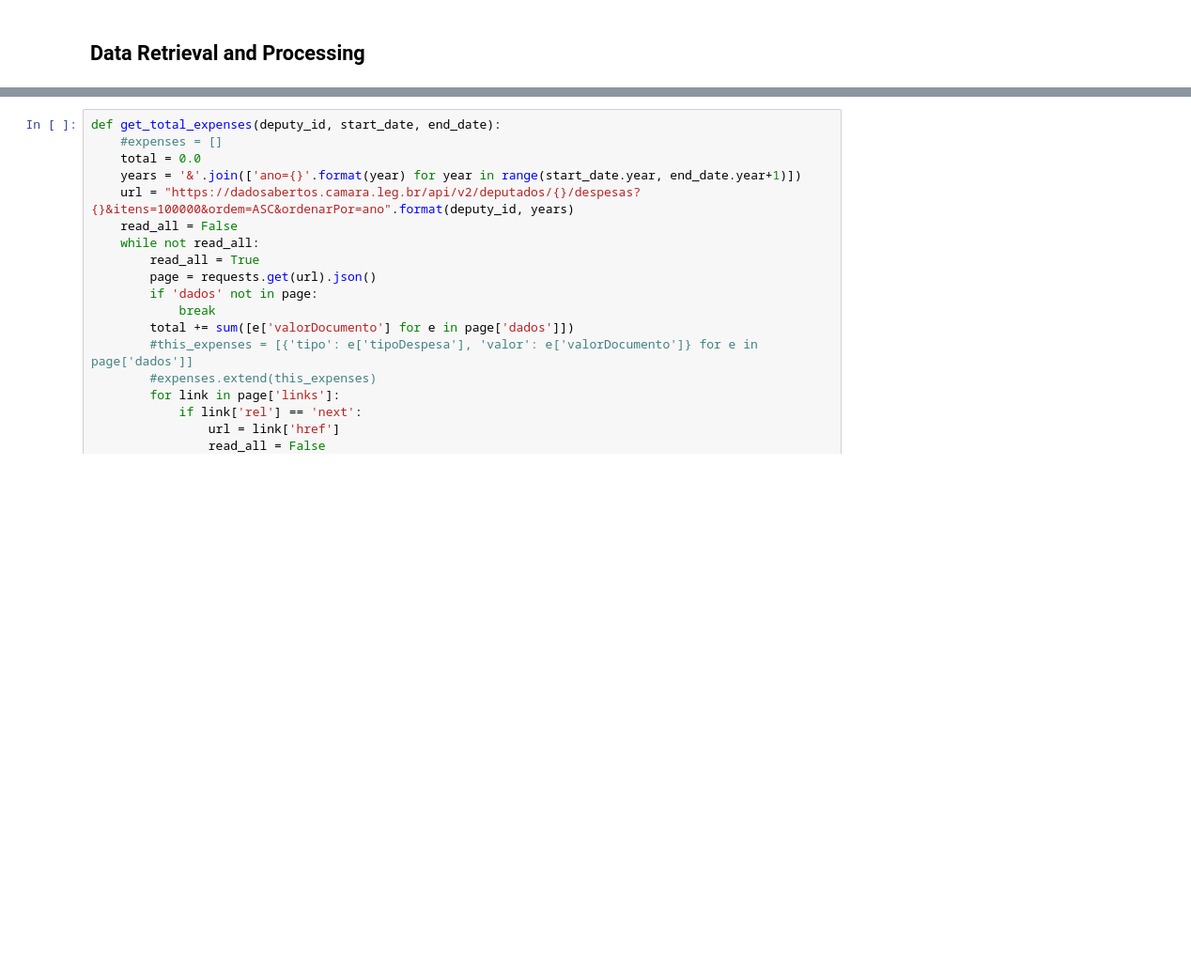
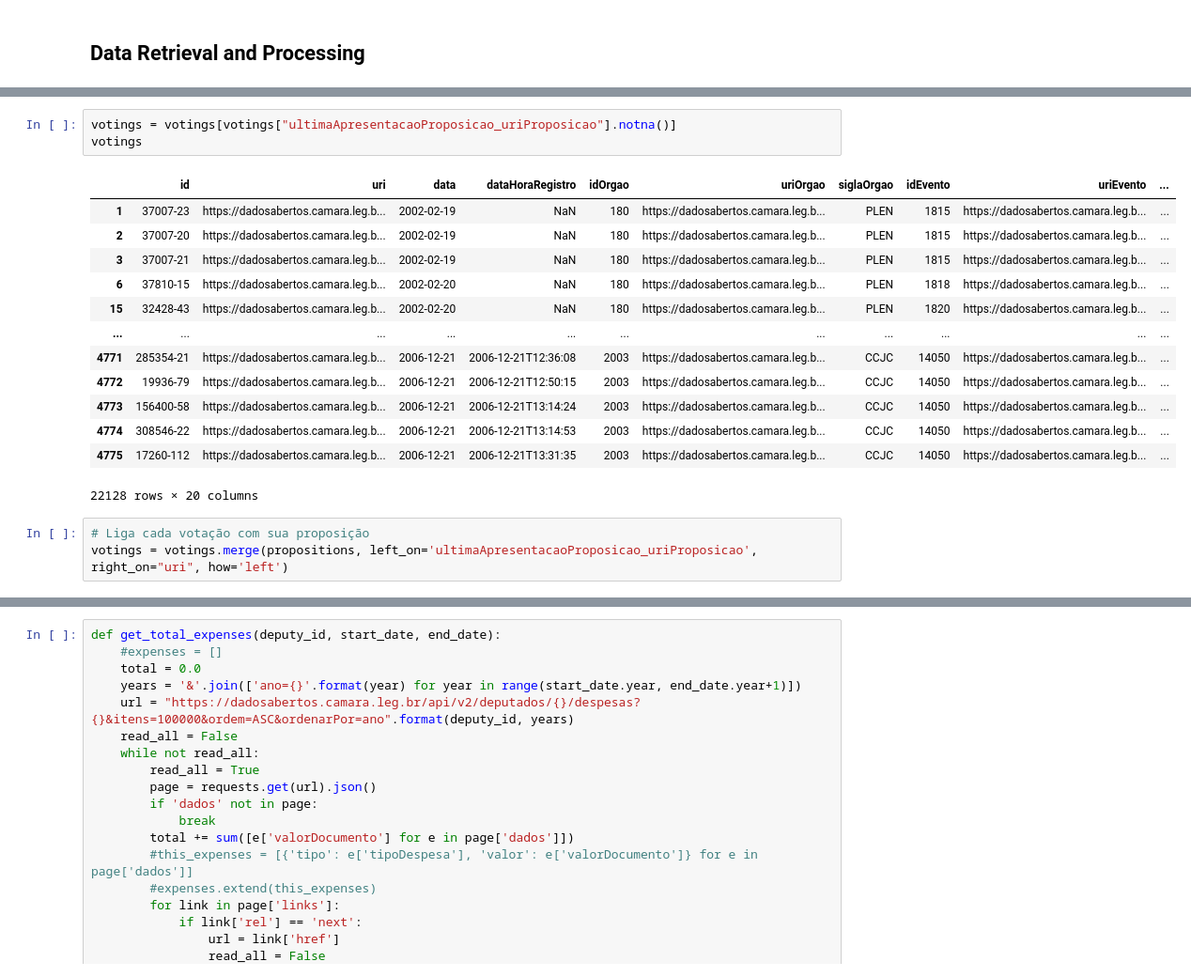
Before and after one commit to LucasAlegre/vote-network, a Jupyter notebook: vote_network.ipynb, the cells around one changed output, grey strips where cells are left out. Shown at 94% size. Drawn from its saved outputs; the diff is of its cells as text; blank space fills up the shorter version.

```diff
--- a/vote_network.ipynb
+++ b/vote_network.ipynb
@@ -104,0 +170,20 @@ votes
+# %%
+votings = votings[votings["ultimaApresentacaoProposicao_uriProposicao"].notna()]
+votings
+# %% [output]
+|  | id | uri | data | dataHoraRegistro | idOrgao | uriOrgao | siglaOrgao | idEvento | uriEvento | ... |
+| 1 | 37007-23 | https://dadosabertos.camara.leg.b... | 2002-02-19 | NaN | 180 | https://dadosabertos.camara.leg.b... | PLEN | 1815 | https://dadosabertos.camara.leg.b... | ... |
+| 2 | 37007-20 | https://dadosabertos.camara.leg.b... | 2002-02-19 | NaN | 180 | https://dadosabertos.camara.leg.b... | PLEN | 1815 | https://dadosabertos.camara.leg.b... | ... |
+| 3 | 37007-21 | https://dadosabertos.camara.leg.b... | 2002-02-19 | NaN | 180 | https://dadosabertos.camara.leg.b... | PLEN | 1815 | https://dadosabertos.camara.leg.b... | ... |
+| 6 | 37810-15 | https://dadosabertos.camara.leg.b... | 2002-02-20 | NaN | 180 | https://dadosabertos.camara.leg.b... | PLEN | 1818 | https://dadosabertos.camara.leg.b... | ... |
+| 15 | 32428-43 | https://dadosabertos.camara.leg.b... | 2002-02-20 | NaN | 180 | https://dadosabertos.camara.leg.b... | PLEN | 1820 | https://dadosabertos.camara.leg.b... | ... |
+| ... | ... | ... | ... | ... | ... | ... | ... | ... | ... | ... |
+| 4771 | 285354-21 | https://dadosabertos.camara.leg.b... | 2006-12-21 | 2006-12-21T12:36:08 | 2003 | https://dadosabertos.camara.leg.b... | CCJC | 14050 | https://dadosabertos.camara.leg.b... | ... |
+| 4772 | 19936-79 | https://dadosabertos.camara.leg.b... | 2006-12-21 | 2006-12-21T12:50:15 | 2003 | https://dadosabertos.camara.leg.b... | CCJC | 14050 | https://dadosabertos.camara.leg.b... | ... |
+| 4773 | 156400-58 | https://dadosabertos.camara.leg.b... | 2006-12-21 | 2006-12-21T13:14:24 | 2003 | https://dadosabertos.camara.leg.b... | CCJC | 14050 | https://dadosabertos.camara.leg.b... | ... |
+| 4774 | 308546-22 | https://dadosabertos.camara.leg.b... | 2006-12-21 | 2006-12-21T13:14:53 | 2003 | https://dadosabertos.camara.leg.b... | CCJC | 14050 | https://dadosabertos.camara.leg.b... | ... |
+| 4775 | 17260-112 | https://dadosabertos.camara.leg.b... | 2006-12-21 | 2006-12-21T13:31:35 | 2003 | https://dadosabertos.camara.leg.b... | CCJC | 14050 | https://dadosabertos.camara.leg.b... | ... |
+22128 rows × 20 columns
+# %%
+# Liga cada votação com sua proposição
+votings = votings.merge(propositions, left_on='ultimaApresentacaoProposicao_uriProposicao', right_on="uri", how='left')
```
Also changed, not shown: parts of 6 cells of this notebook.
